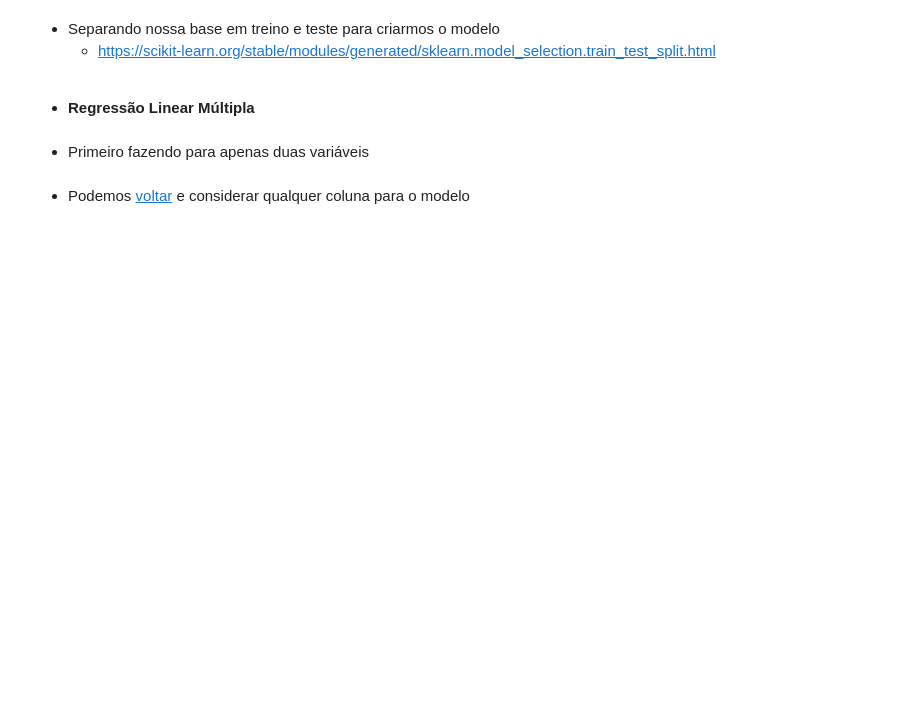
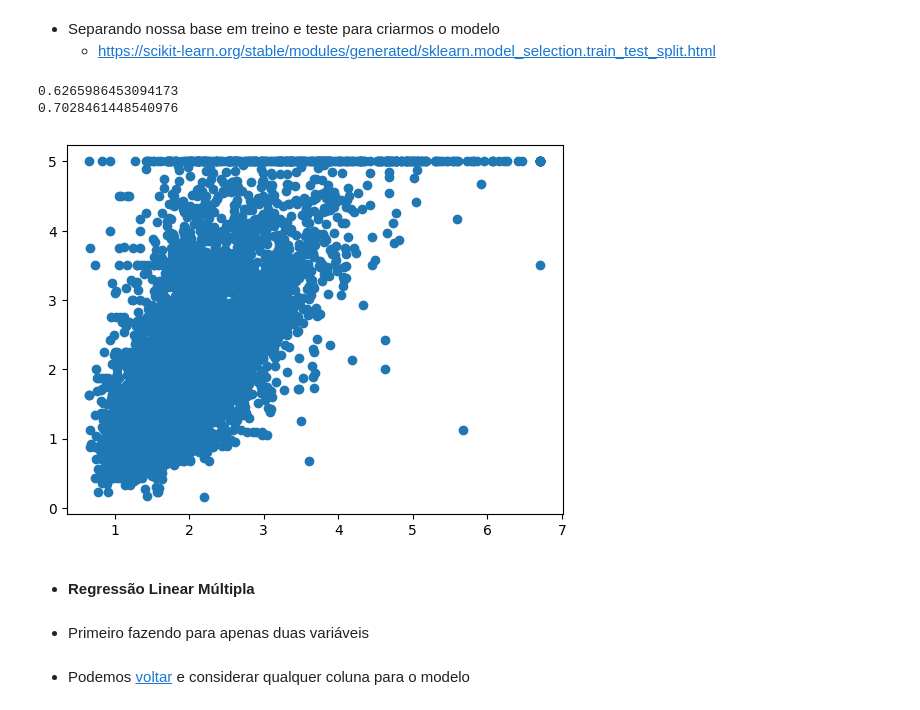
Before and after one commit to Gustavocaris/Data_Science, a Jupyter notebook: 06_Machine_Learning/Algoritmos_de_aprendizado/02 r.linear/02-regressão_linear.ipynb, the cells around one changed output. Saved outputs shown, nothing was run; the diff lists cells and outputs as text; code cells hidden in the pictures; blank space fills up the shorter version.

Commit message:
Utilizando a reg Linear simples

```diff
--- a/06_Machine_Learning/Algoritmos_de_aprendizado/02 r.linear/02-regressão_linear.ipynb
+++ b/06_Machine_Learning/Algoritmos_de_aprendizado/02 r.linear/02-regressão_linear.ipynb
@@ -172,5 +188,7 @@ NameError: name 'casas' is not defined
 # %%
 # Separando X e Y
+X = casas.MedInc
+y = casas.MedHouseVal
 # %% [markdown]
 - Separando nossa base em treino e teste para criarmos o modelo
     - https://scikit-learn.org/stable/modules/generated/sklearn.model_selection.train_test_split.html
@@ -179,2 +195,8 @@ NameError: name 'casas' is not defined
+# %%
+# Separando em treino e teste
+from sklearn.model_selection import train_test_split
+
+X_train, X_test, y_train, y_test = train_test_split(X, y, test_size=0.33, random_state=42)
 # %%
 # Usando a regressão linear
+reg = LinearRegression() .fit(X_train.values.reshape(-1,1), y_train)
@@ -183,5 +203,22 @@ NameError: name 'casas' is not defined
+# %%
+# Avaliando o erro
+y_pred = reg.predict(X_test.values.reshape(-1,1))
+
+print(mean_absolute_error(y_test, y_pred))
+print(mean_squared_error(y_test, y_pred))
+# %% [output]
+0.6265986453094173
+0.7028461448540976
 # %%
 # Visualizando a relação do y_test com o y_pred
+
+fig,ax = plt.subplots()
+
+ax.scatter(y_pred, y_test)
+
+plt.show()
+# %% [output]
+[figure, added]
 # %% [markdown]
 <a id='linear_multipla'></a>
 - **Regressão Linear Múltipla**
```
Also changed, not shown: parts of 6 cells of this notebook.
